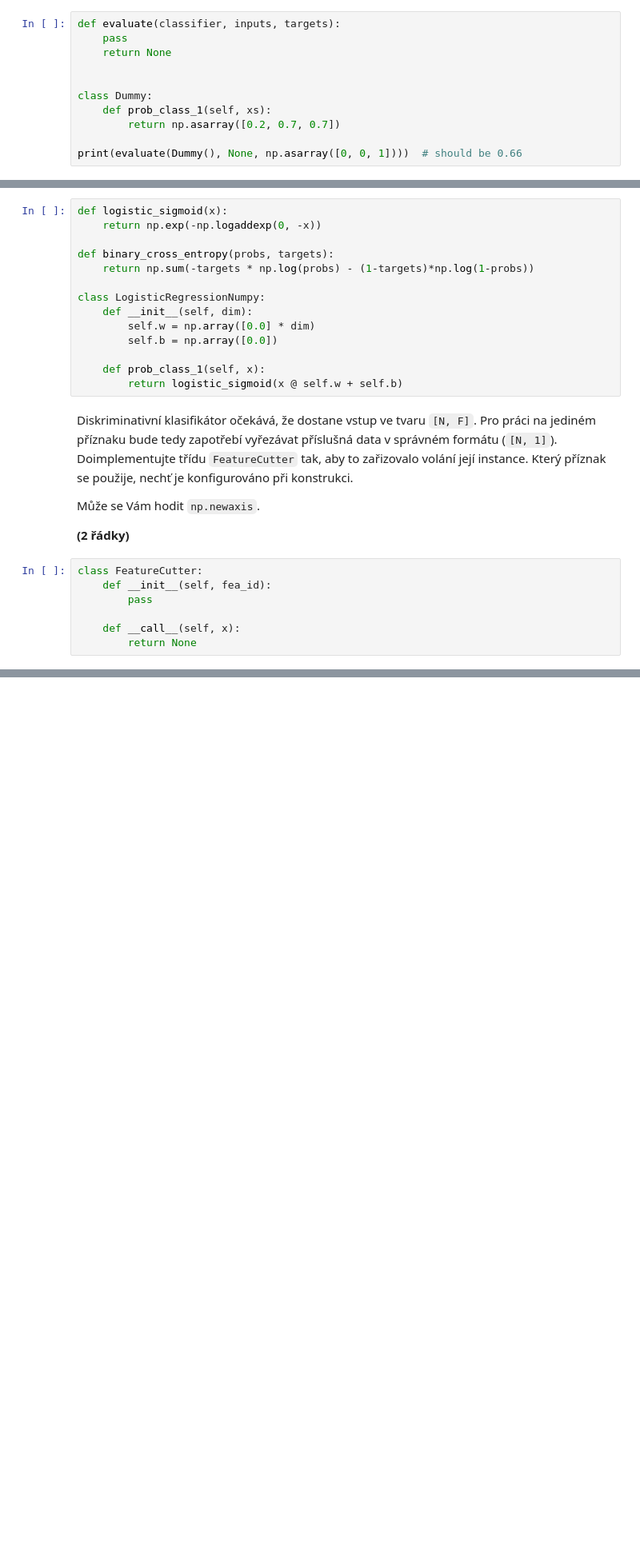
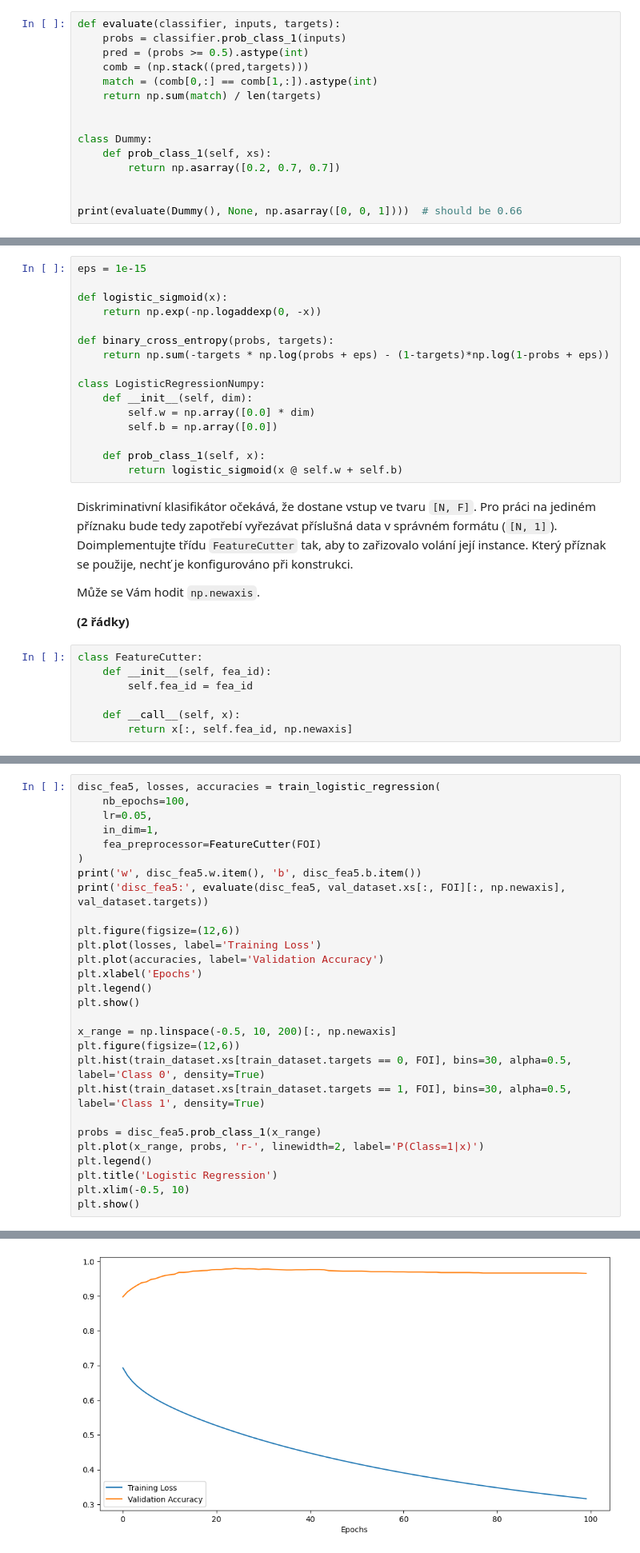
Before and after one commit to Marek324/butfit-sui, a Jupyter notebook: zadani.ipynb, the cells around one changed output, grey strips where cells are left out. Shown at 80% size. Cells and saved outputs as stored; diff of their text form; blank space fills up the shorter version.

```diff
--- a/zadani.ipynb
+++ b/zadani.ipynb
@@ -69,12 +111,16 @@ Využijte fakt, že `numpy`ovská pole lze mj. porovnávat se skalárem.
 **(3 řádky)**
 # %%
 def evaluate(classifier, inputs, targets):
-    pass
-    return None
+    probs = classifier.prob_class_1(inputs)
+    pred = (probs >= 0.5).astype(int)
+    comb = (np.stack((pred,targets)))
+    match = (comb[0,:] == comb[1,:]).astype(int)
+    return np.sum(match) / len(targets)
 
 
 class Dummy:
     def prob_class_1(self, xs):
         return np.asarray([0.2, 0.7, 0.7])
 
+
 print(evaluate(Dummy(), None, np.asarray([0, 0, 1])))  # should be 0.66
@@ -153,11 +269,13 @@ V následující části budete pomocí (lineární) logistické regrese přímo
 Modely budou založeny čistě na NumPy, takže nemusíte instalovat nic dalšího.
 Nabitějších toolkitů se dočkáte ve třetím projektu.
 # %%
+eps = 1e-15
+
 def logistic_sigmoid(x):
     return np.exp(-np.logaddexp(0, -x))
 
 def binary_cross_entropy(probs, targets):
-    return np.sum(-targets * np.log(probs) - (1-targets)*np.log(1-probs))
+    return np.sum(-targets * np.log(probs + eps) - (1-targets)*np.log(1-probs + eps))
 
 class LogisticRegressionNumpy:
     def __init__(self, dim):
@@ -178,10 +296,10 @@ Může se Vám hodit `np.newaxis`.
 # %%
 class FeatureCutter:
     def __init__(self, fea_id):
-        pass
+        self.fea_id = fea_id
 
     def __call__(self, x):
-        return None
+        return x[:, self.fea_id, np.newaxis]
 # %% [markdown]
 Dalším krokem je implementovat funkci, která model vytvoří a natrénuje.
 Jejím výstupem bude (1) natrénovaný model, (2) průběh trénovací loss a (3) průběh validační přesnosti.
@@ -226,0 +356,29 @@ print('disc_fea5:', evaluate(disc_fea5, val_dataset.xs[:, FOI][:, np.newaxis], v
+# %%
+disc_fea5, losses, accuracies = train_logistic_regression(
+    nb_epochs=100,
+    lr=0.05,
+    in_dim=1,
+    fea_preprocessor=FeatureCutter(FOI)
+)
+print('w', disc_fea5.w.item(), 'b', disc_fea5.b.item())
+print('disc_fea5:', evaluate(disc_fea5, val_dataset.xs[:, FOI][:, np.newaxis], val_dataset.targets))
+
+plt.figure(figsize=(12,6))
+plt.plot(losses, label='Training Loss')
+plt.plot(accuracies, label='Validation Accuracy')
+plt.xlabel('Epochs')
+plt.legend()
+plt.show()
+
+x_range = np.linspace(-0.5, 10, 200)[:, np.newaxis]
+plt.figure(figsize=(12,6))
+plt.hist(train_dataset.xs[train_dataset.targets == 0, FOI], bins=30, alpha=0.5, label='Class 0', density=True)
+plt.hist(train_dataset.xs[train_dataset.targets == 1, FOI], bins=30, alpha=0.5, label='Class 1', density=True)
+
+probs = disc_fea5.prob_class_1(x_range)
+plt.plot(x_range, probs, 'r-', linewidth=2, label='P(Class=1|x)')
+plt.legend()
+plt.title('Logistic Regression')
+plt.xlim(-0.5, 10)
+plt.show()
+# %% [output]
@@ -226,0 +387 @@ print('disc_fea5:', evaluate(disc_fea5, val_dataset.xs[:, FOI][:, np.newaxis], v
+[figure, added]
```
Also changed, not shown: parts of 20 cells of this notebook, 4 other files.
